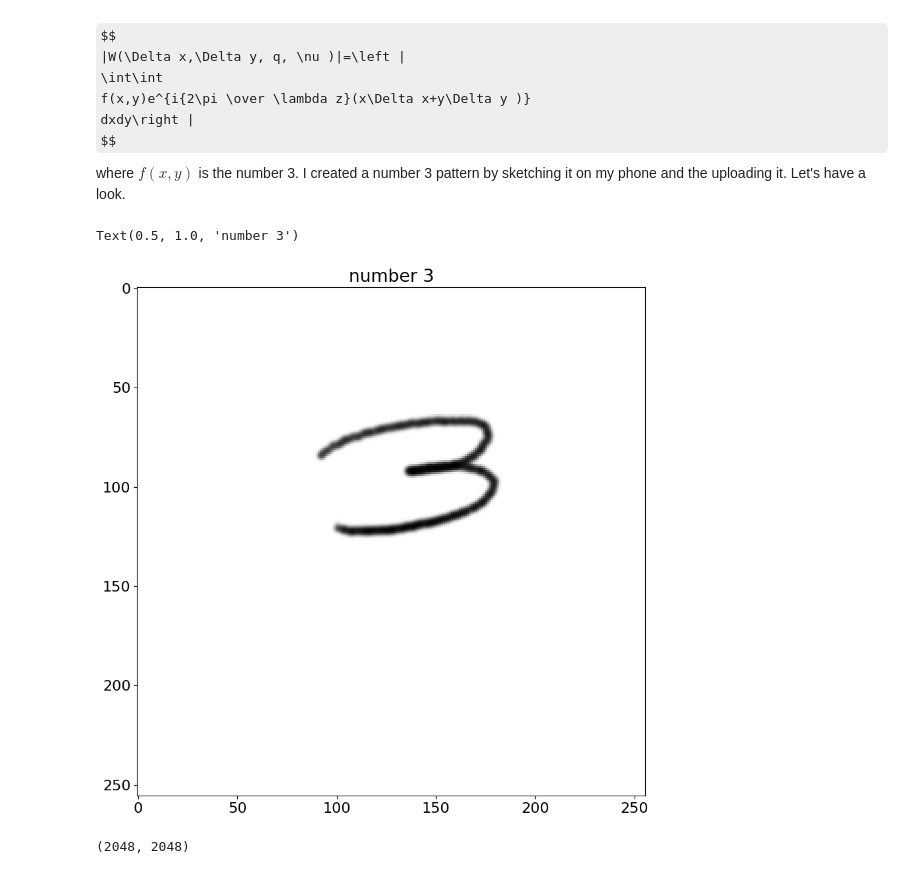
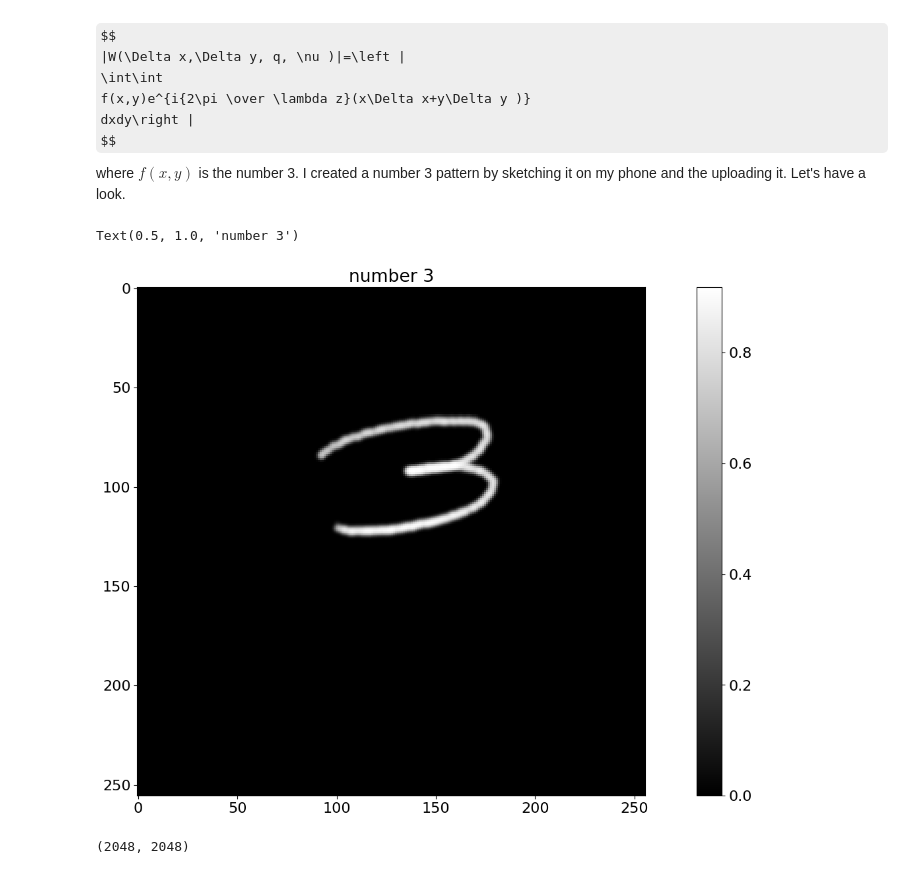
Before and after one commit to arizonaCameraLab/computationalImaging, a Jupyter notebook: coherence/ComputationalPhotographyHomework1.ipynb, the cells around one changed output. Cells and saved outputs as stored; diff of their text form; code cells hidden in the pictures; some formulas as TeX source.

```diff
--- a/coherence/ComputationalPhotographyHomework1.ipynb
+++ b/coherence/ComputationalPhotographyHomework1.ipynb
@@ -77,11 +77,13 @@ where $f(x,y)$ is the number 3. I created a number 3 pattern by sketching it on
 # %%
 three=plt.imread('3.png')
 three=three[:,:,0]
+three=np.max(three)-three
 plt.imshow(three,cmap='gray')
+plt.colorbar()
 plt.title('number 3')
 # %% [output]
 Text(0.5, 1.0, 'number 3')
-[figure, old version]
+[figure, new version]
 # %%
 three=np.pad(three,((896,896),(896,896)),'constant',constant_values=0)
 # %%
```
Also changed, not shown: parts of 2 cells of this notebook.
